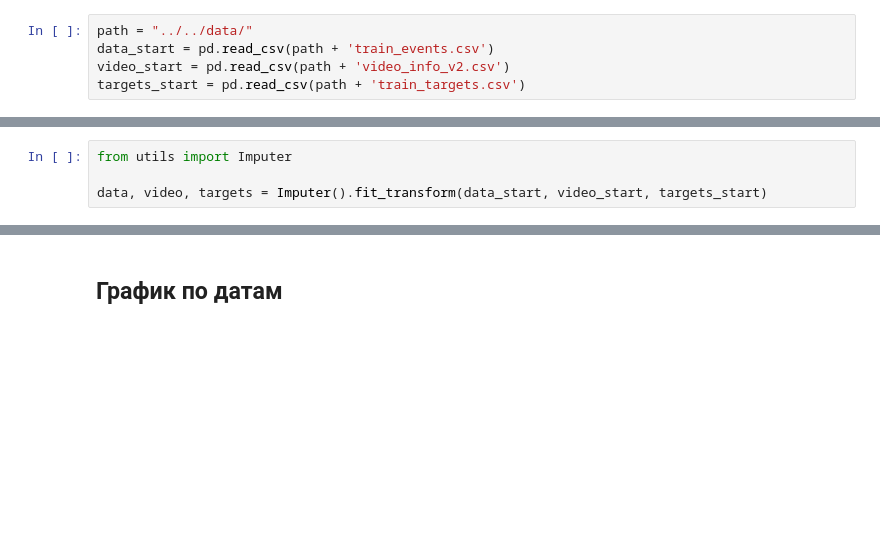
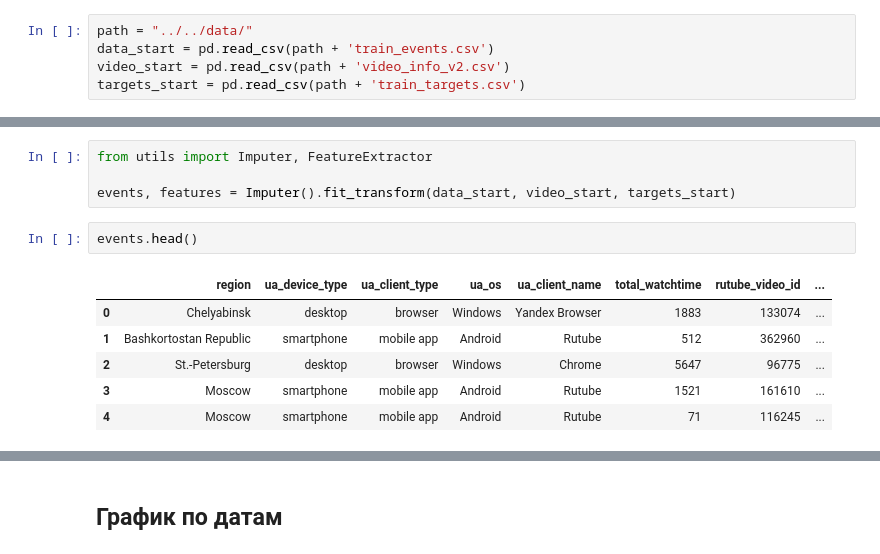
Before and after one commit to Paspasuy/SocDemPrediction, a Jupyter notebook: personal/paspasuy/baseline_socdem.ipynb, the cells around one changed output, grey strips where cells are left out. Cells and saved outputs as stored; diff of their text form; blank space fills up the shorter version.

```diff
--- a/personal/paspasuy/baseline_socdem.ipynb
+++ b/personal/paspasuy/baseline_socdem.ipynb
@@ -25,6 +25,15 @@ data_start.head(5)
 | 3 | 2024-06-01 23:03:42+03:00 | Moscow | smartphone | mobile app | Android | Rutube | 1521 | ... |
 | 4 | 2024-06-01 22:48:09+03:00 | Moscow | smartphone | mobile app | Android | Rutube | 71 | ... |
 # %%
-from utils import Imputer
+from utils import Imputer, FeatureExtractor
 
-data, video, targets = Imputer().fit_transform(data_start, video_start, targets_start)
+events, features = Imputer().fit_transform(data_start, video_start, targets_start)
+# %%
+events.head()
+# %% [output]
+|  | region | ua_device_type | ua_client_type | ua_os | ua_client_name | total_watchtime | rutube_video_id | ... |
+| 0 | Chelyabinsk | desktop | browser | Windows | Yandex Browser | 1883 | 133074 | ... |
+| 1 | Bashkortostan Republic | smartphone | mobile app | Android | Rutube | 512 | 362960 | ... |
+| 2 | St.-Petersburg | desktop | browser | Windows | Chrome | 5647 | 96775 | ... |
+| 3 | Moscow | smartphone | mobile app | Android | Rutube | 1521 | 161610 | ... |
+| 4 | Moscow | smartphone | mobile app | Android | Rutube | 71 | 116245 | ... |
```
Also changed, not shown: parts of 4 cells of this notebook, 2 other files.
